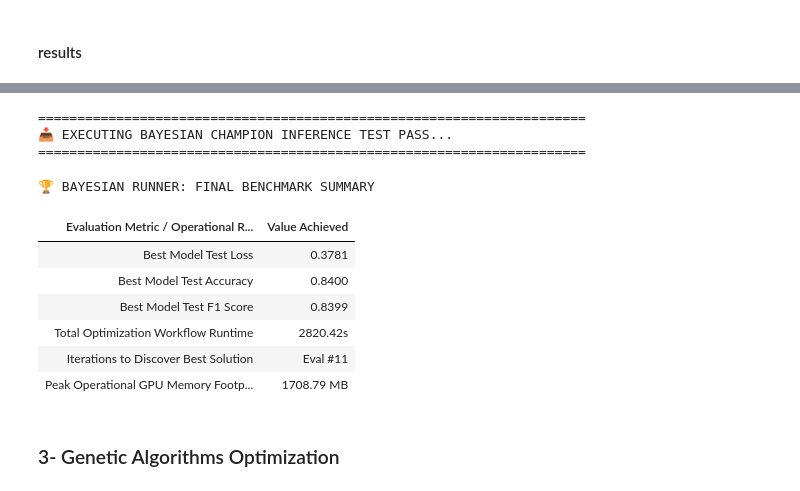
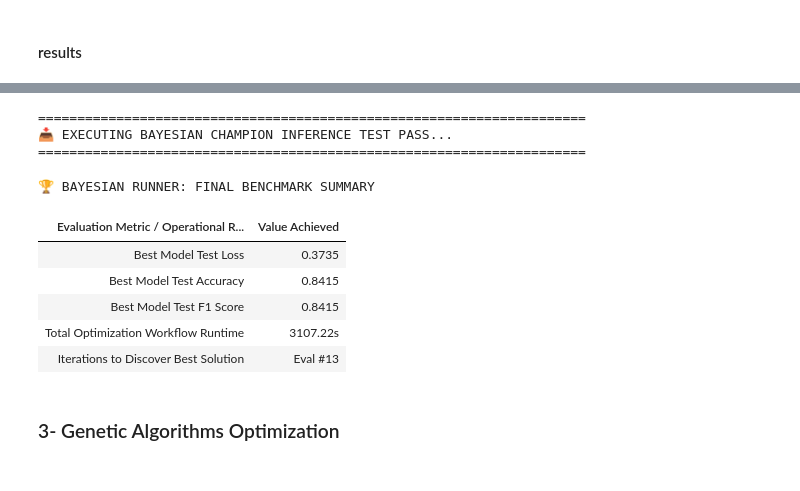
Before and after one commit to arshiasamimi/BERToptimization, a Jupyter notebook: BERToptimization.ipynb, the cells around one changed output, grey strips where cells are left out. Drawn from its saved outputs; the diff is of its cells as text; code cells hidden in the pictures.

```diff
--- a/BERToptimization.ipynb
+++ b/BERToptimization.ipynb
@@ -573,9 +558,6 @@ def train_model(
 
     trial_start = time.time()
     epoch_times = []
-
-    # Reset memory statistics before training
-    reset_gpu_memory_stats()
 
     if torch.cuda.is_available():
         torch.cuda.empty_cache()
@@ -728,7 +710,6 @@ def train_model(
         # Computational metrics
         "training_time": training_time,
         "iterations_to_best": None,
-        "gpu_memory_mb": get_gpu_memory_usage(),
 
         # Epoch timing information
         "epoch_times": epoch_times,
@@ -1013,7 +991,6 @@ def train_model_hpo(
     # -----------------------------
     if torch.cuda.is_available():
         torch.cuda.empty_cache()
-        torch.cuda.reset_peak_memory_stats(device) # Reset high-water mark for this clean run
     gc.collect()
 
     # Initialize the Gradient Scaler for Mixed Precision FP16 training
@@ -1132,13 +1109,6 @@ def train_model_hpo(
     val_accuracy = val_correct / val_total
     val_f1 = f1_score(all_val_labels, all_val_preds, average="weighted")
 
-    # === 3. Capture Computational Metrics (CRITICAL FIX) ===
-    if torch.cuda.is_available():
-        # Read the peak utilization value before clearing the memory arrays
-        gpu_memory_mb = torch.cuda.max_memory_allocated(device) / (1024 ** 2)
-    else:
-        gpu_memory_mb = 0.0
-
     # -----------------------------
     # Cleanup
     # -----------------------------
@@ -1160,7 +1130,6 @@ def train_model_hpo(
         "val_accuracy": val_accuracy,
         "val_f1": val_f1,
         "training_time": training_time,     # Maps directly to "Training Time"
-        "gpu_memory_mb": gpu_memory_mb,     # Maps directly to "Peak GPU Memory"
         "hyperparameters": {
             "epochs": epochs,
             "learning_rate": learning_rate,
@@ -1507,8 +1475,7 @@ else:
             "val_loss": r['val_loss'],
             "val_acc": r['val_acc'],
             "val_f1": r['val_f1'],
-            "Training Time": r.get('training_time', 0),
-            "Peak GPU Memory": r.get('gpu_memory_mb', 0)
+            "Training Time": r.get('training_time', 0)
         })
 
     df_pso_results = pd.DataFrame(pso_processed)
@@ -1540,8 +1507,7 @@ else:
         'val_loss': '{:.4f}',
         'val_acc': '{:.4f}',
         'val_f1': '{:.4f}',
-        'Training Time': '{:.2f}',
-        'Peak GPU Memory': '{:.2f}'
+        'Training Time': '{:.2f}'
     }).hide(axis='index'))
 # %% [output]
 ==============================================================================================================
@@ -1944,8 +1907,7 @@ else:
             "val_loss": r['val_loss'],
             "val_acc": r['val_acc'],
             "val_f1": r['val_f1'],
-            "Training Time": r['training_time'],
-            "Peak GPU Memory": r.get('gpu_memory_mb', 0)
+            "Training Time": r['training_time']
         })
 
     df_bayesian_results = pd.DataFrame(bayesian_processed)
@@ -1977,8 +1939,7 @@ else:
         'val_loss': '{:.4f}',
         'val_acc': '{:.4f}',
         'val_f1': '{:.4f}',
-        'Training Time': '{:.2f}',
-        'Peak GPU Memory': '{:.2f}'
+        'Training Time': '{:.2f}'
     }).hide(axis='index'))
 # %% [output]
 ==============================================================================================================
@@ -2018,41 +1979,39 @@ best_ba_eval = best_ba_row['Eval']
 
 bayesian_test_results = train_model_hpo(
     epochs=int(best_ba_row["epochs"]),
     learning_rate=best_ba_row["learning_rate"],
     weight_decay=best_ba_row["weight_decay"],
     warmup_ratio=best_ba_row["warmup_ratio"],
     dropout_rate=best_ba_row["dropout_rate"],
     train_loader=train_loader,
     val_loader=test_loader,  # True generalization testing
     device=device,
     verbose=False
 )
 
 bayesian_summary_df = pd.DataFrame([
     {"Evaluation Metric / Operational Resource": "Best Model Test Loss", "Value Achieved": bayesian_test_results['val_loss']},
     {"Evaluation Metric / Operational Resource": "Best Model Test Accuracy", "Value Achieved": bayesian_test_results['val_accuracy']},
     {"Evaluation Metric / Operational Resource": "Best Model Test F1 Score", "Value Achieved": bayesian_test_results['val_f1']},
     {"Evaluation Metric / Operational Resource": "Total Optimization Workflow Runtime", "Value Achieved": f"{bayesian_time:.2f}s"},
-    {"Evaluation Metric / Operational Resource": "Iterations to Discover Best Solution", "Value Achieved": f"Eval #{int(best_ba_eval)}"},
-    {"Evaluation Metric / Operational Resource": "Peak Operational GPU Memory Footprint", "Value Achieved": f"{best_ba_row['Peak GPU Memory']:.2f} MB"}
+    {"Evaluation Metric / Operational Resource": "Iterations to Discover Best Solution", "Value Achieved": f"Eval #{int(best_ba_eval)}"}
 ])
 
 print("\n🏆 BAYESIAN RUNNER: FINAL BENCHMARK SUMMARY")
 display(bayesian_summary_df.style.format({
     'Value Achieved': lambda x: f"{x:.4f}" if isinstance(x, (int, float)) else str(x)
 }).set_properties(**{'text-align': 'left'}).hide(axis='index'))
 # %% [output]
 ======================================================================
 📥 EXECUTING BAYESIAN CHAMPION INFERENCE TEST PASS...
 ======================================================================
 🏆 BAYESIAN RUNNER: FINAL BENCHMARK SUMMARY
 | Evaluation Metric / Operational R... | Value Achieved |
-| Best Model Test Loss | 0.3781 |
-| Best Model Test Accuracy | 0.8400 |
-| Best Model Test F1 Score | 0.8399 |
-| Total Optimization Workflow Runtime | 2820.42s |
-| Iterations to Discover Best Solution | Eval #11 |
-| Peak Operational GPU Memory Footp... | 1708.79 MB |
+| Best Model Test Loss | 0.3735 |
+| Best Model Test Accuracy | 0.8415 |
+| Best Model Test F1 Score | 0.8415 |
+| Total Optimization Workflow Runtime | 3107.22s |
+| Iterations to Discover Best Solution | Eval #13 |
 # %% [markdown]
 ### 3- Genetic Algorithms Optimization
 # %% [markdown]
```
Also changed, not shown: parts of 21 cells of this notebook.
